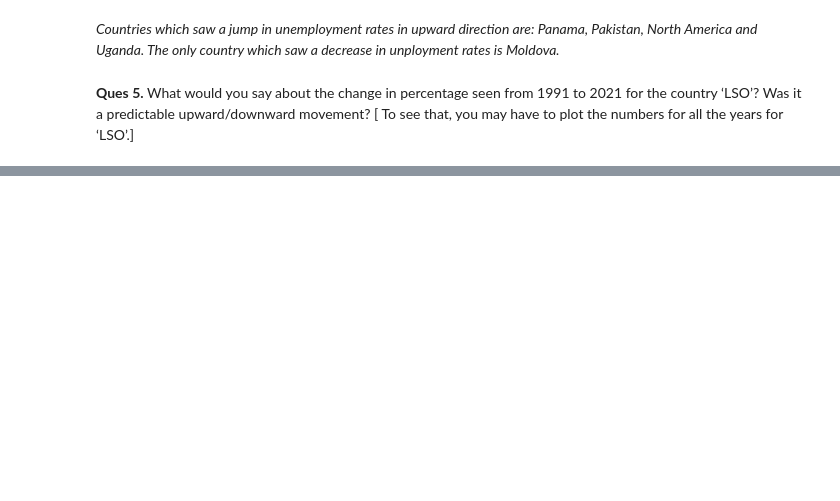
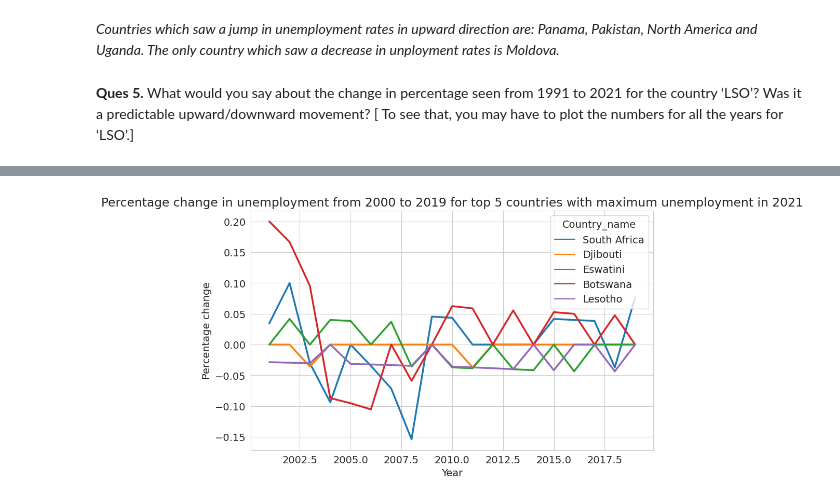
Before and after one commit to AnushkaGupta18/Fittlyf-Task-ML, a Jupyter notebook: Fittlyf_ML_Internship_Task.ipynb, the cells around one changed output, grey strips where cells are left out. Saved outputs shown, nothing was run; the diff lists cells and outputs as text; code cells hidden in the pictures; blank space fills up the shorter version.

```diff
--- a/Fittlyf_ML_Internship_Task.ipynb
+++ b/Fittlyf_ML_Internship_Task.ipynb
@@ -397,0 +584,3 @@ The only country which saw a decrease in unployment rates is Moldova.*
+# %%
+ml_df = ml_df.sort_values(by=['Country_name', 'Year'], ascending=True)
+ml_df
@@ -397,0 +601,27 @@ The only country which saw a decrease in unployment rates is Moldova.*
+# %%
+# Filter for the year range 2000-2019
+ml_df_2000_2019 = ml_df[(ml_df['Year']>=2000) & (ml_df['Year']<=2019)]
+
+# Get the top 5 countries with maximum unemployment in 2021
+top_5_countries = ml_df[ml_df['Year']==2021].sort_values('No. of unemployed', ascending=False).head(5)['Country_name'].values
+
+# Calculate percentage change year on year for each country
+country_dfs = []
+for country in top_5_countries:
+    country_df = ml_df_2000_2019[ml_df_2000_2019['Country_name']==country]
+    country_df['pct_change'] = country_df['No. of unemployed'].pct_change()
+    country_dfs.append(country_df)
+
+# Concatenate all country dataframes
+concatenated_df = pd.concat(country_dfs)
+
+# Plot the line graph
+sns.set_style('whitegrid')
+plt.figure(figsize=(10,6))
+sns.lineplot(data=concatenated_df, x='Year', y='pct_change', hue='Country_name', linewidth=2.5)
+plt.title('Percentage change in unemployment from 2000 to 2019 for top 5 countries with maximum unemployment in 2021')
+plt.xlabel('Year')
+plt.ylabel('Percentage change')
+plt.show()
+# %% [output]
+[figure, added]
```
Also changed, not shown: parts of 18 cells of this notebook.
